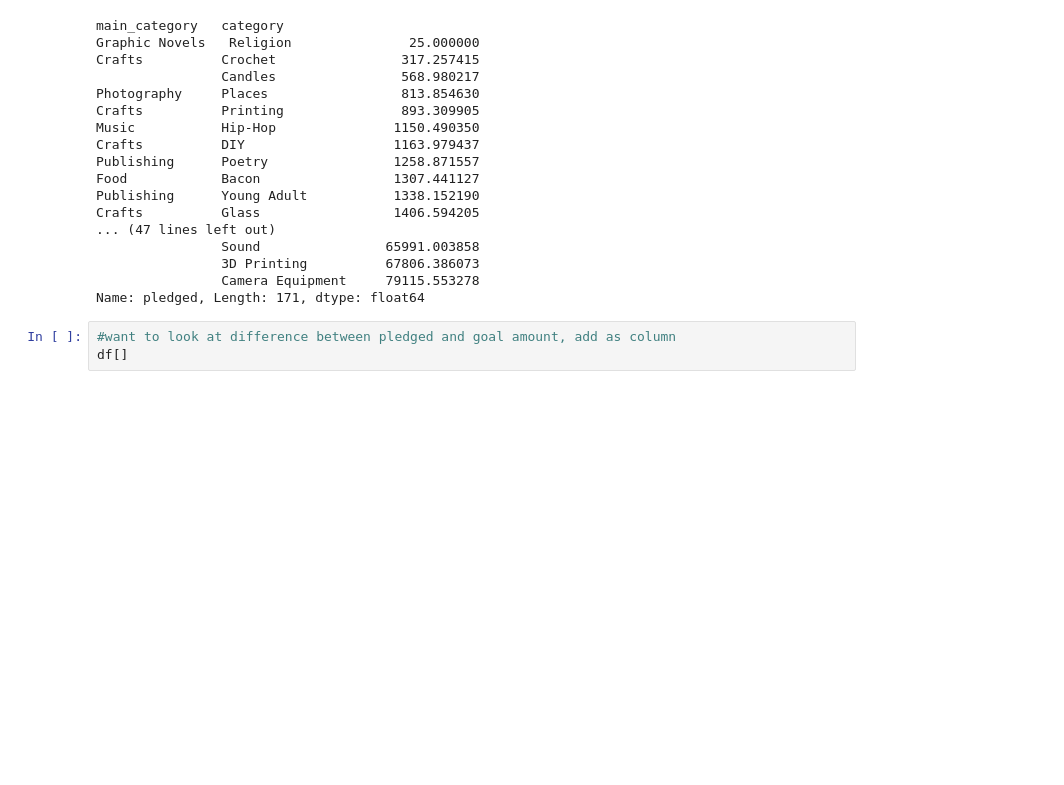
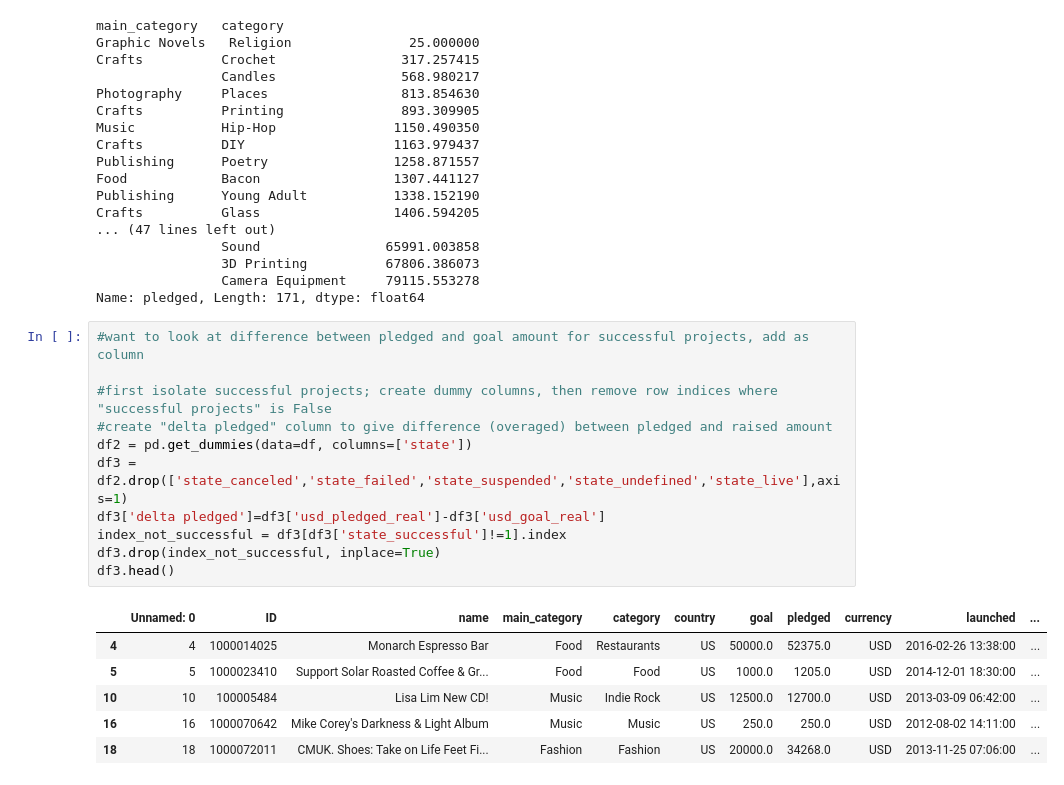
Before and after one commit to CeciliaM13/Project, a Jupyter notebook: FinalProject.ipynb, the cells around one changed output. Drawn from its saved outputs; the diff is of its cells as text; blank space fills up the shorter version.

```diff
--- a/FinalProject.ipynb
+++ b/FinalProject.ipynb
@@ -69,6 +72,21 @@ Crafts          Glass                 1406.594205
                 3D Printing          67806.386073
                 Camera Equipment     79115.553278
 Name: pledged, Length: 171, dtype: float64
-# %%
-#want to look at difference between pledged and goal amount, add as column
-df[]
+# %%
+#want to look at difference between pledged and goal amount for successful projects, add as column
+
+#first isolate successful projects; create dummy columns, then remove row indices where "successful projects" is False
+#create "delta pledged" column to give difference (overaged) between pledged and raised amount
+df2 = pd.get_dummies(data=df, columns=['state'])
+df3 = df2.drop(['state_canceled','state_failed','state_suspended','state_undefined','state_live'],axis=1)
+df3['delta pledged']=df3['usd_pledged_real']-df3['usd_goal_real']
+index_not_successful = df3[df3['state_successful']!=1].index
+df3.drop(index_not_successful, inplace=True)
+df3.head()
+# %% [output]
+|  | Unnamed: 0 | ID | name | main_category | category | country | goal | pledged | currency | launched | ... |
+| 4 | 4 | 1000014025 | Monarch Espresso Bar | Food | Restaurants | US | 50000.0 | 52375.0 | USD | 2016-02-26 13:38:00 | ... |
+| 5 | 5 | 1000023410 | Support Solar Roasted Coffee & Gr... | Food | Food | US | 1000.0 | 1205.0 | USD | 2014-12-01 18:30:00 | ... |
+| 10 | 10 | 100005484 | Lisa Lim New CD! | Music | Indie Rock | US | 12500.0 | 12700.0 | USD | 2013-03-09 06:42:00 | ... |
+| 16 | 16 | 1000070642 | Mike Corey's Darkness & Light Album | Music | Music | US | 250.0 | 250.0 | USD | 2012-08-02 14:11:00 | ... |
+| 18 | 18 | 1000072011 | CMUK. Shoes: Take on Life Feet Fi... | Fashion | Fashion | US | 20000.0 | 34268.0 | USD | 2013-11-25 07:06:00 | ... |
```
Also changed, not shown: parts of 23 cells of this notebook.
